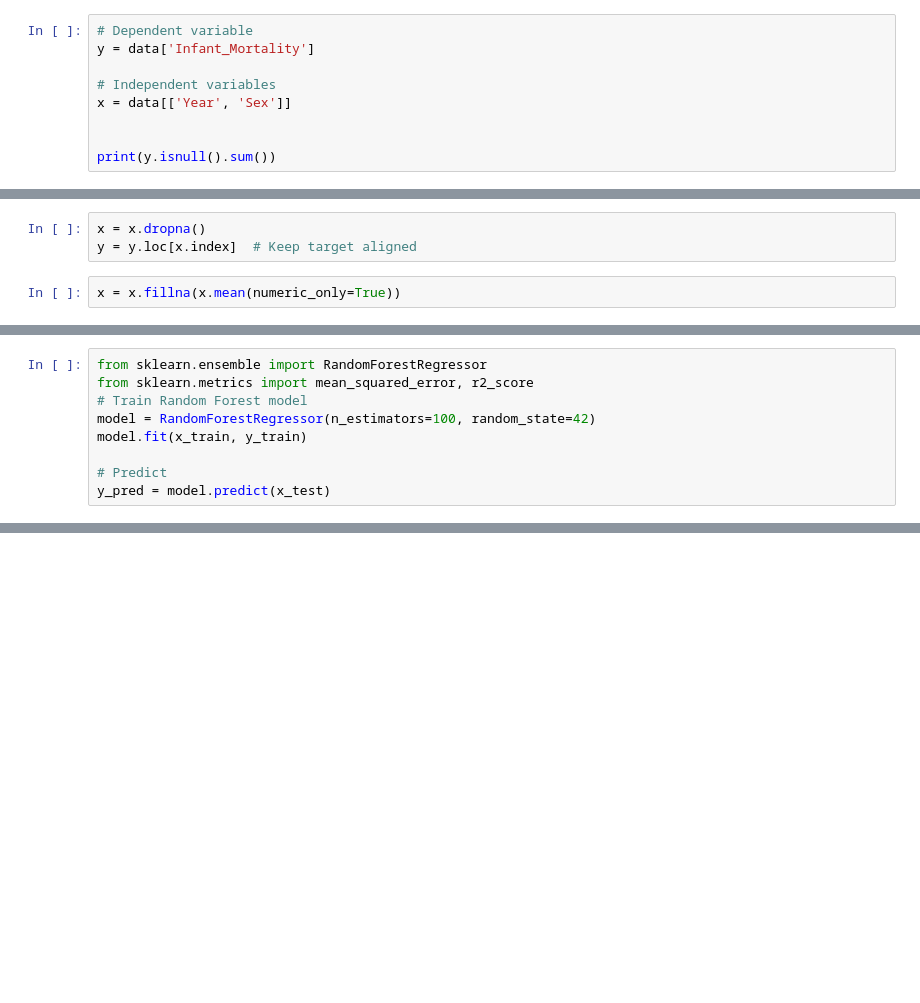
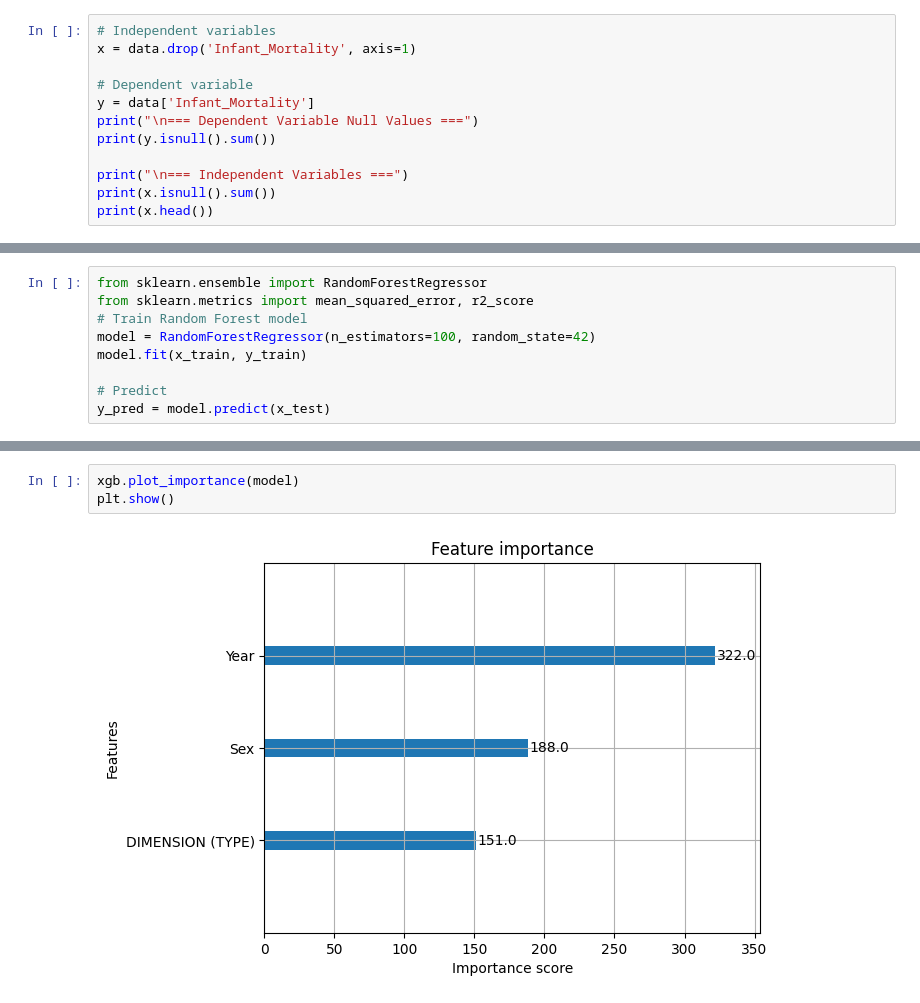
Before and after one commit to tashfeen786/STEMETA_Intership_Projects, a Jupyter notebook: HealthIndicator/Health_indicators_pak.ipynb, the cells around one changed output, grey strips where cells are left out. Cells and saved outputs as stored; diff of their text form; blank space fills up the shorter version.

```diff
--- a/HealthIndicator/Health_indicators_pak.ipynb
+++ b/HealthIndicator/Health_indicators_pak.ipynb
@@ -207,10 +233,13 @@ data['Sex'] = data['Sex'].map({'Male': 0, 'Female': 1, 'Both sexes': 2})
 # %%
+# Independent variables
+x = data.drop('Infant_Mortality', axis=1)
+
 # Dependent variable
 y = data['Infant_Mortality']
+print("\n=== Dependent Variable Null Values ===")
+print(y.isnull().sum())
 
-# Independent variables
-x = data[['Year', 'Sex']]
-
-
-print(y.isnull().sum())
+print("\n=== Independent Variables ===")
+print(x.isnull().sum())
+print(x.head())
 # %% [output]
@@ -218,5 +261,0 @@ print(y.isnull().sum())
-# %%
-x = x.dropna()
-y = y.loc[x.index]  # Keep target aligned
-# %%
-x = x.fillna(x.mean(numeric_only=True))
@@ -272,0 +366,5 @@ R² Score: 0.01481736590056315
+# %%
+xgb.plot_importance(model)
+plt.show()
+# %% [output]
+[figure, added]
```
Also changed, not shown: parts of 15 cells of this notebook, 2 other files.
